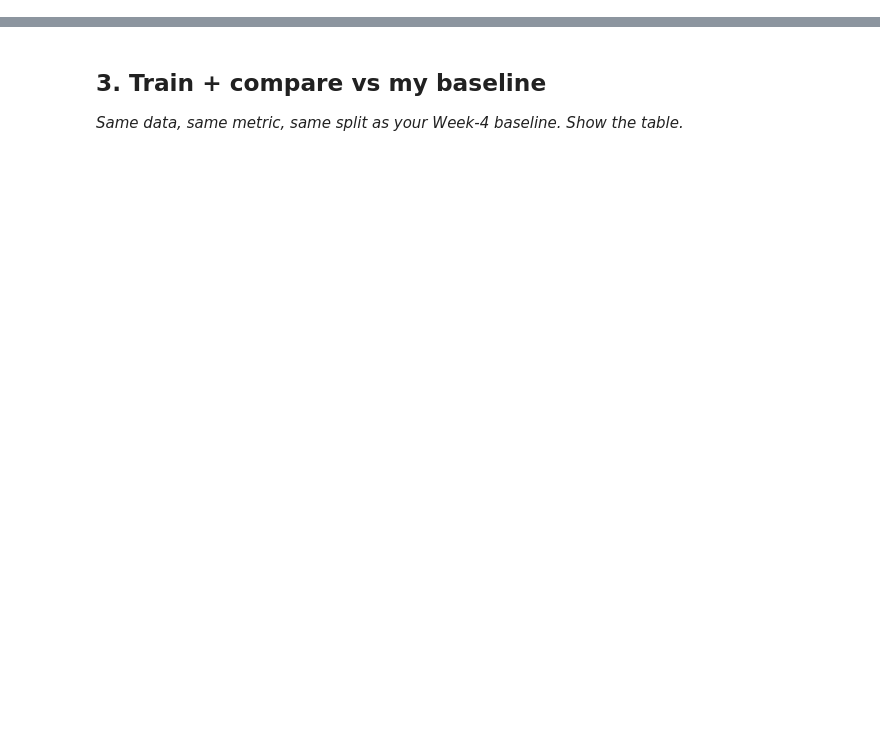
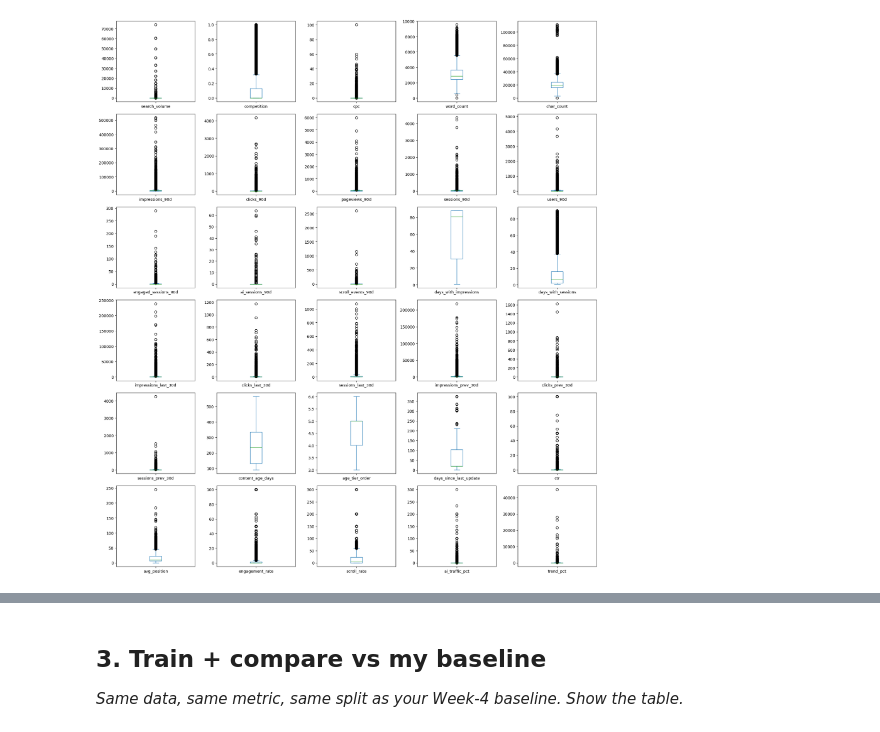
Before and after one commit to boddulavinaykumar6-stack/Flyrank-ML-Internship, a Jupyter notebook: work/notebooks/w05_model.ipynb, the cells around one changed output, grey strips where cells are left out. Cells and saved outputs as stored; diff of their text form; code cells hidden in the pictures; blank space fills up the shorter version.

```diff
--- a/work/notebooks/w05_model.ipynb
+++ b/work/notebooks/w05_model.ipynb
@@ -13,3 +19,14 @@ This skeleton is yours to fill. Work the sections **in order** — each one has
 # %%
 # This cell is for CODE (numbers, a query, a check).
 # Write your text answer in the cell ABOVE this one — typing sentences here breaks Run All.
+import numpy as np
+import pandas as pd
+
+df = pd.read_csv('content_refresh_anonymized.csv')
+
+RANDOM_STATE = 30
+
+print(f"Random seed: {RANDOM_STATE}")
+
+print("Target distribution:")
+display(df["trend_direction"].value_counts())
@@ -22,0 +58,2 @@ This skeleton is yours to fill. Work the sections **in order** — each one has
+# %%
+df = df.drop_duplicates()
@@ -22,0 +144,6 @@ This skeleton is yours to fill. Work the sections **in order** — each one has
+# %%
+numeric_cols = df.select_dtypes(include="number").columns
+
+summary = df[numeric_cols].describe().T
+
+summary
@@ -22,0 +168,15 @@ This skeleton is yours to fill. Work the sections **in order** — each one has
+# %%
+import matplotlib.pyplot as plt
+
+df[numeric_cols].plot(
+    kind="box",
+    subplots=True,
+    layout=(6, 5),
+    figsize=(18, 20),
+    sharex=False
+)
+
+plt.tight_layout()
+plt.show()
+# %% [output]
+[figure, added]
```
Also changed, not shown: parts of 60 cells of this notebook.
